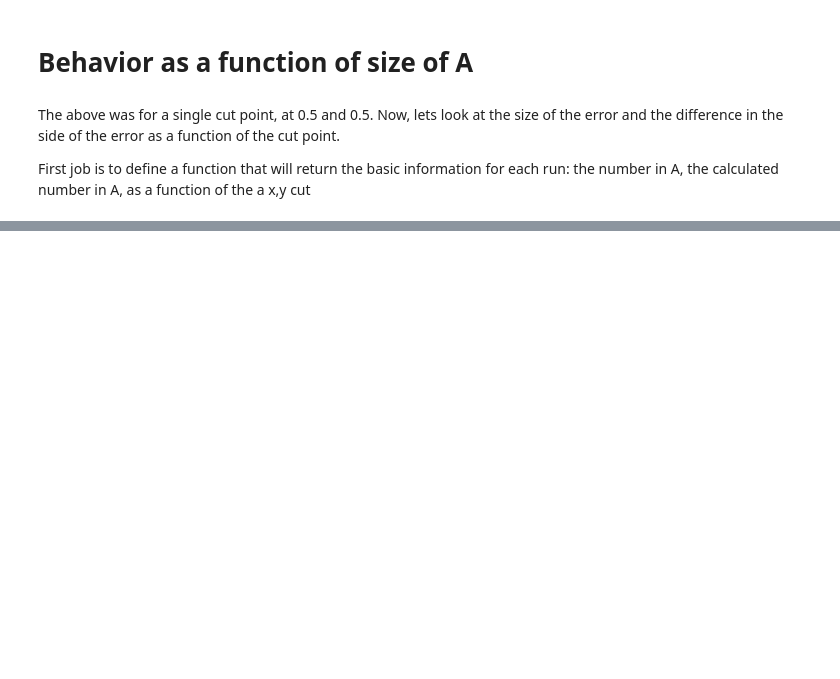
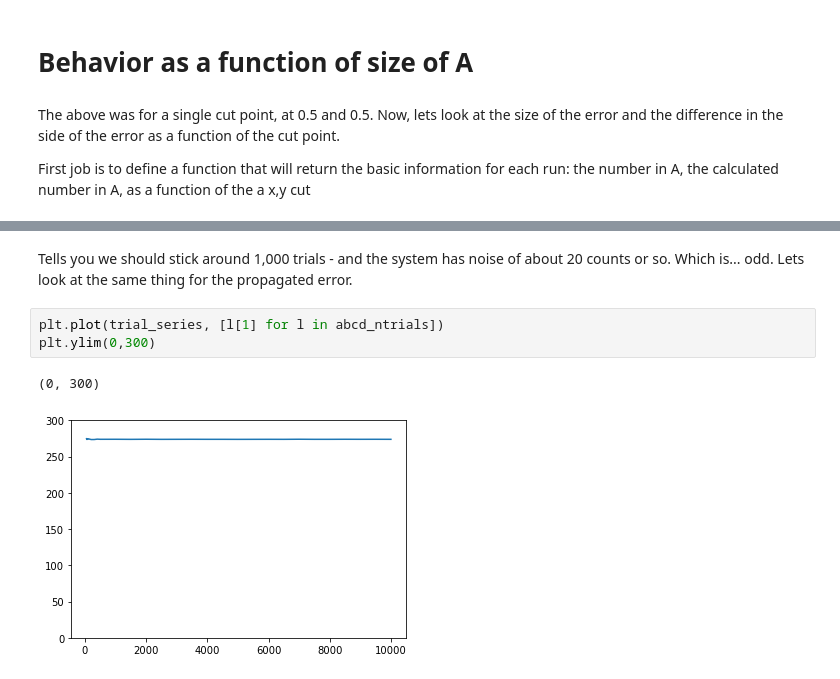
Before and after one commit to gordonwatts/ABCDStatTests, a Jupyter notebook: notebooks/ABCDStatStudy.ipynb, the cells around one changed output, grey strips where cells are left out. Saved outputs shown, nothing was run; the diff lists cells and outputs as text; blank space fills up the shorter version.

```diff
--- a/notebooks/ABCDStatStudy.ipynb
+++ b/notebooks/ABCDStatStudy.ipynb
@@ -152,2 +164,10 @@ errors = [calcErrorForXYCut(ntrials = i)[2] for i in trial_series]
+# %% [markdown]
+Tells you we should stick around 1,000 trials - and the system has noise of about 20 counts or so. Which is... odd. Lets look at the same thing for the propagated error.
+# %%
+plt.plot(trial_series, [l[1] for l in abcd_ntrials])
+plt.ylim(0,300)
+# %% [output]
+(0, 300)
+[figure, added]
 # %%
 plt.plot(trial_series,errors)
```
Also changed, not shown: parts of 34 cells of this notebook.
